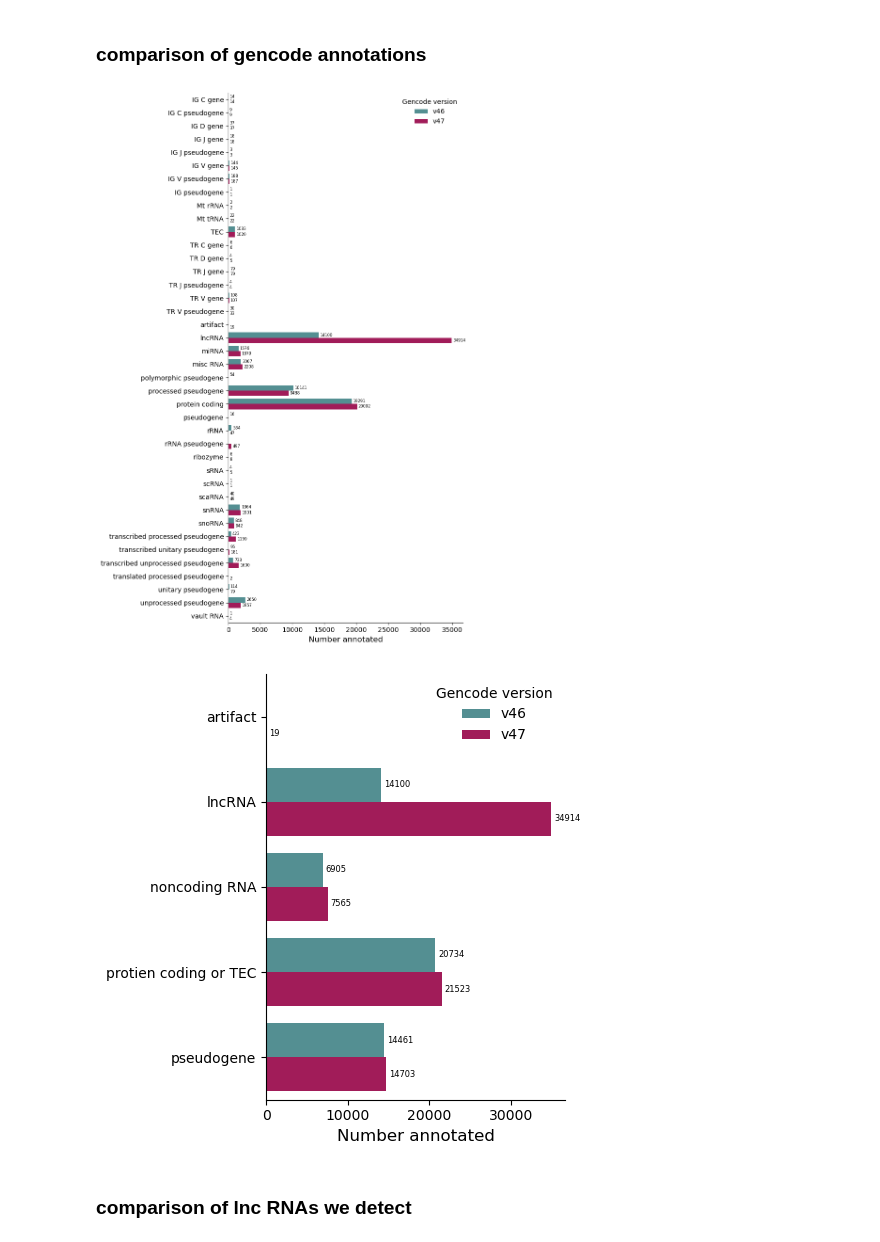
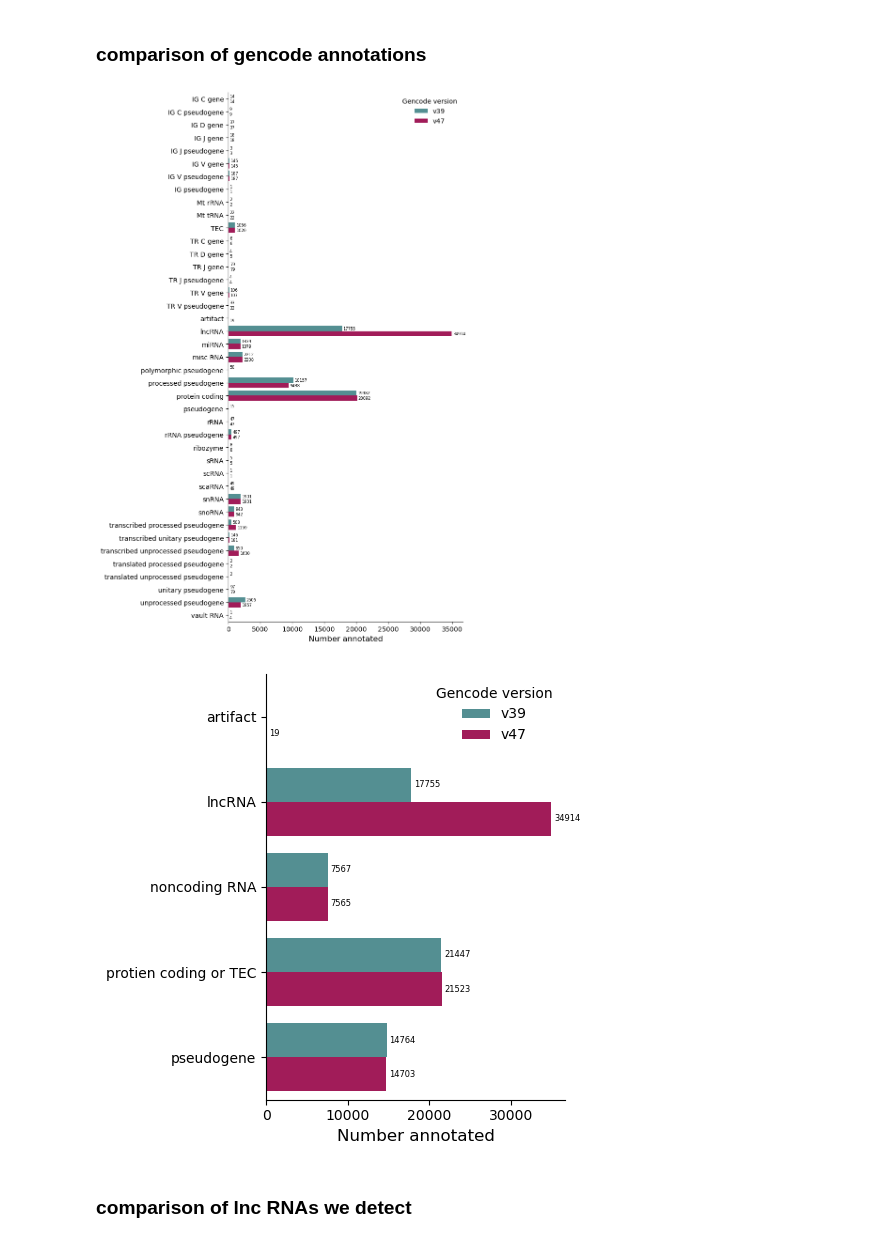
Before and after one commit to danielnachun/gtex-gencode47, a Jupyter notebook: notebooks/analyze_lncrna_quantification.ipynb, the cells around one changed output. Cells and saved outputs as stored; diff of their text form; code cells hidden in the pictures.

```diff
--- a/notebooks/analyze_lncrna_quantification.ipynb
+++ b/notebooks/analyze_lncrna_quantification.ipynb
@@ -28,47 +27,47 @@ simulate_v11_data = True
 ### comparison of gencode annotations
 # %%
 # load in gencode for lncRNA annotations
-gencode_v46=pr.read_gtf(gencode_v46_path).as_df()
+gencode_v39=pr.read_gtf(gencode_v39_path).as_df()
 gencode_v47=pr.read_gtf(gencode_v47_path).as_df()
 # %%
 # drop duplicates (multiple transcripts of same gene)
-gencode_v46 = gencode_v46.drop_duplicates('gene_id')
+gencode_v39 = gencode_v39.drop_duplicates('gene_id')
 gencode_v47 = gencode_v47.drop_duplicates('gene_id')
 # %%
 # harmonize annotation categories as in https://www.gencodegenes.org/pages/biotypes.html
-gencode_v46['gene_type_harmonized'] = np.where(gencode_v46['gene_type'].isin(['3prime_overlapping_ncRNA', 'antisense', 'bidirectional_promoter_lncRNA', 'lincRNA', 'macro_lncRNA', 'non_coding', 'processed_transcript', 'sense_intronic','sense_overlapping']), 'lncRNA', gencode_v46['gene_type'])
-gencode_v46['gene_type_harmonized'] = np.where(gencode_v46['gene_type_harmonized'].isin(['vaultRNA']), 'vault_RNA', gencode_v46['gene_type_harmonized'])
+gencode_v39['gene_type_harmonized'] = np.where(gencode_v39['gene_type'].isin(['3prime_overlapping_ncRNA', 'antisense', 'bidirectional_promoter_lncRNA', 'lincRNA', 'macro_lncRNA', 'non_coding', 'processed_transcript', 'sense_intronic','sense_overlapping']), 'lncRNA', gencode_v39['gene_type'])
+gencode_v39['gene_type_harmonized'] = np.where(gencode_v39['gene_type_harmonized'].isin(['vaultRNA']), 'vault_RNA', gencode_v39['gene_type_harmonized'])
 # %%
-gene_type_counts = pd.DataFrame({'v47':gencode_v47.groupby('gene_type').size(), 'v46':gencode_v46.groupby('gene_type_harmonized').size()}).reset_index(names='gene_type')
-gene_type_melt = gene_type_counts.melt(id_vars=['gene_type'], value_vars=['v47', 'v46'], value_name='count', var_name='version')
+gene_type_counts = pd.DataFrame({'v47':gencode_v47.groupby('gene_type').size(), 'v39':gencode_v39.groupby('gene_type_harmonized').size()}).reset_index(names='gene_type')
+gene_type_melt = gene_type_counts.melt(id_vars=['gene_type'], value_vars=['v47', 'v39'], value_name='count', var_name='version')
 # %%
 fig, ax = plt.subplots(figsize=(8,12))
-sns.barplot(gene_type_melt, y='gene_type', hue='version', x='count', hue_order=['v46', 'v47'], ax=ax, palette=['#4a989c', '#b70657'])
+sns.barplot(gene_type_melt, y='gene_type', hue='version', x='count', hue_order=['v39', 'v47'], ax=ax, palette=['#4a989c', '#b70657'])
 
 #ax.set_xscale('log')
 
 ax.set_xlabel('Number annotated', fontsize=12)
 ax.set_ylabel('')
 ax.spines[['top', 'right']].set_visible(False)
 
 # add numbers to plot
 for container in ax.containers:
     ax.bar_label(container, padding=2, fontsize=6)
 
 # Replace underscores with spaces in the tissue labels
 tissue_labels = ax.get_yticklabels()
 tissue_labels = [tissue_label.get_text().replace('_', ' ') for tissue_label in tissue_labels]
 ax.set_yticklabels(tissue_labels)
 
 # legend
 legend = ax.get_legend()
 legend.get_frame().set_visible(False)
 legend.set_title("Gencode version")
 
 plt.tight_layout()
 plt.show()
 # %% [output]
-[figure, old version]
+[figure, new version]
 # %%
 # group some categories
 def group_gene_type(gencode_df):
@@ -134,6 +133,6 @@ gene_type_melt = gene_type_counts.melt(id_vars=['gene_type'], value_vars=['v47',
 # %%
 fig, ax = plt.subplots(figsize=(5,5))
-sns.barplot(gene_type_melt, y='gene_type', hue='version', x='count', hue_order=['v46', 'v47'], ax=ax, palette=[ '#4a989c', '#b70657'])
+sns.barplot(gene_type_melt, y='gene_type', hue='version', x='count', hue_order=['v39', 'v47'], ax=ax, palette=[ '#4a989c', '#b70657'])
 
 ax.set_xlabel('Number annotated', fontsize=12)
 ax.set_ylabel('')
@@ -156,7 +155,7 @@ legend.set_title("Gencode version")
 plt.tight_layout()
 plt.show()
 # %% [output]
-[figure, old version]
+[figure, new version]
 # %% [markdown]
 ### comparison of lnc RNAs we detect
 # %%
```
Also changed, not shown: parts of 17 cells of this notebook.
